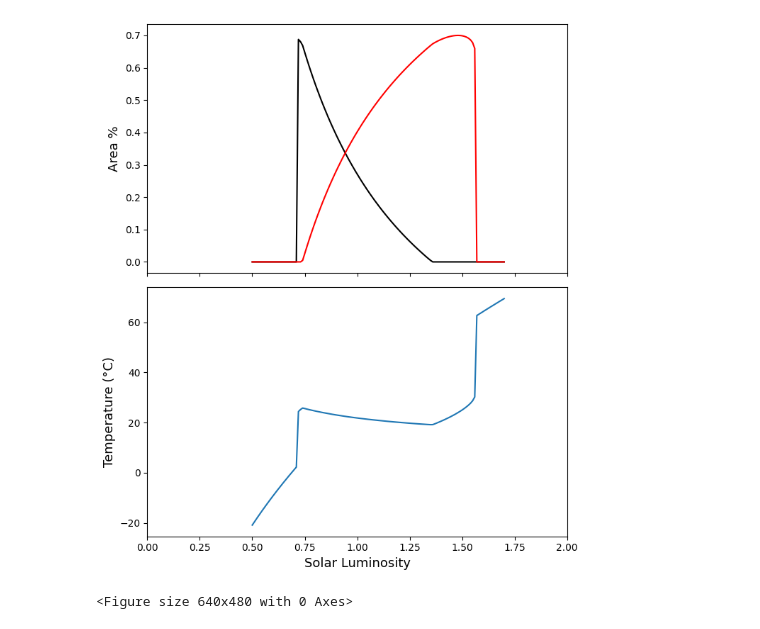
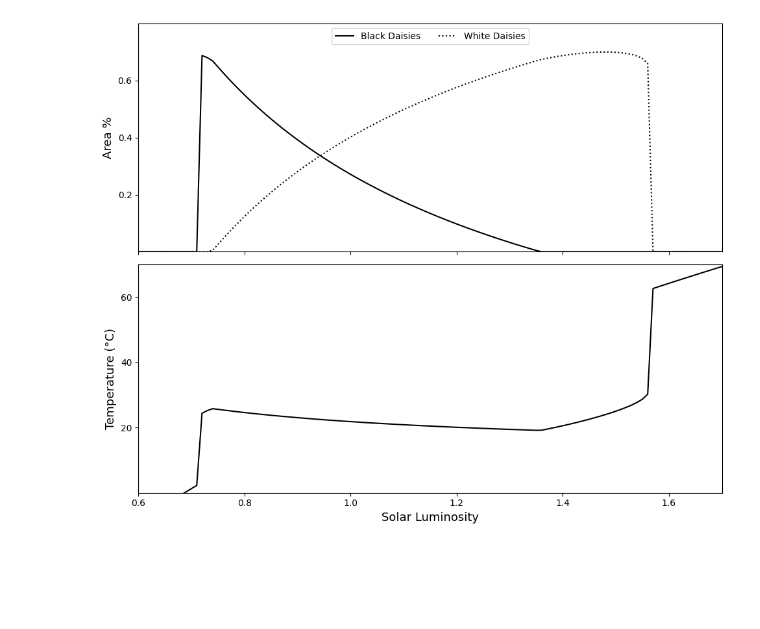
Before and after one commit to CS361-S25/final-project-henryjared, a Jupyter notebook: Graph.ipynb, the cells around one changed output. Saved outputs shown, nothing was run; the diff lists cells and outputs as text; code cells hidden in the pictures; blank space fills up the shorter version.

Commit message:
graphing touch ups

```diff
--- a/Graph.ipynb
+++ b/Graph.ipynb
@@ -12,29 +12,30 @@ df = pd.read_csv("/Users/arroyoruizj/Desktop/ALDE_Work/final-project-henryjared/
 
 df = df[(df['t'] >= 50000) & (df['t'] <= 6050000)]
 # %%
-fig, axs = plt.subplots(2, 1, figsize=(7, 8), sharex=True)
+fig, axs = plt.subplots(2, 1, figsize=(10, 8), sharex=True)
 
 # Top plot: Proportion of Daisies
 axs[0].plot(df['L'], df['a_b'], label='Black Daisies', color='black')
-axs[0].plot(df['L'], df['a_w'], label='White Daisies', color='red')
-
-# axs[0].scatter(df['L'], df['a_b'], label='Black Daisies', c='black', marker='o')
-# axs[0].scatter(df['L'], df['a_w'], label='White Daisies', c='white', edgecolors='black')
+axs[0].plot(df['L'], df['a_w'], label='White Daisies', color='black', linestyle=':')
 
 axs[0].set_xlim([0, 2])
+axs[0].set_ylim([0, 0.8])
+axs[0].set_yticks([.2, .4, .6])
+axs[0].legend(loc='upper center', ncols=2)
 axs[0].set_ylabel("Area %", size=13)
 
-# Bottom plot: Temperature
-# sc = axs[1].scatter(df['L'], df['temp'], c=df['temp'], cmap='coolwarm')
-axs[1].plot(df['L'], df['temp'])
-# axs[0].plot(df['L'], df['temp'], label='White Daisies', color='red', marker='o')
+
+axs[1].plot(df['L'], df['temp'], color='black')
 axs[1].set_xlim([0, 2])
+axs[1].set_ylim([0, 70])
+axs[1].set_yticks([20, 40, 60])
 axs[1].set_xlabel("Solar Luminosity", size=13)
 axs[1].set_ylabel("Temperature (°C)", size=13)
 
+
 plt.tight_layout()
+plt.xlim([0.6, 1.7])
+plt.savefig("BWArea_Luminosity.png")
 plt.show()
-plt.savefig("BWArea_Luminosity.png")
 # %% [output]
-[figure, old version]
+[figure, new version]
-<Figure size 640x480 with 0 Axes>
```
Also changed, not shown: 1 other file.
